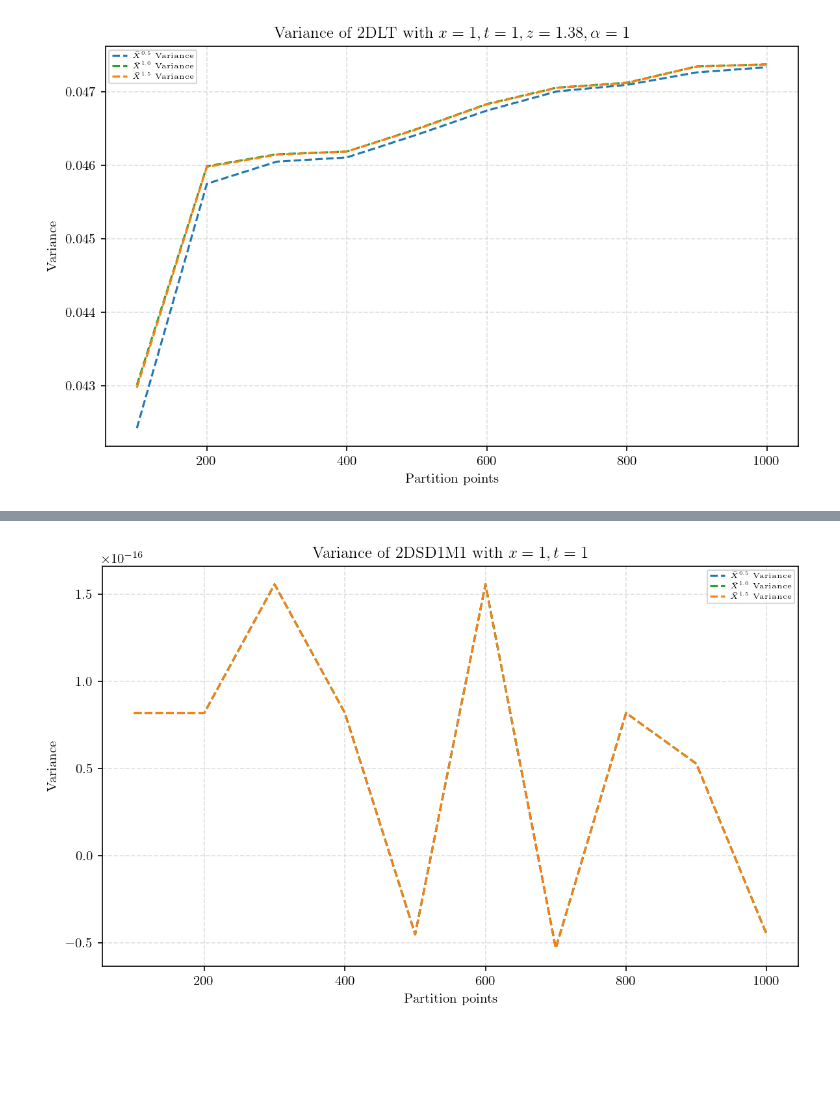
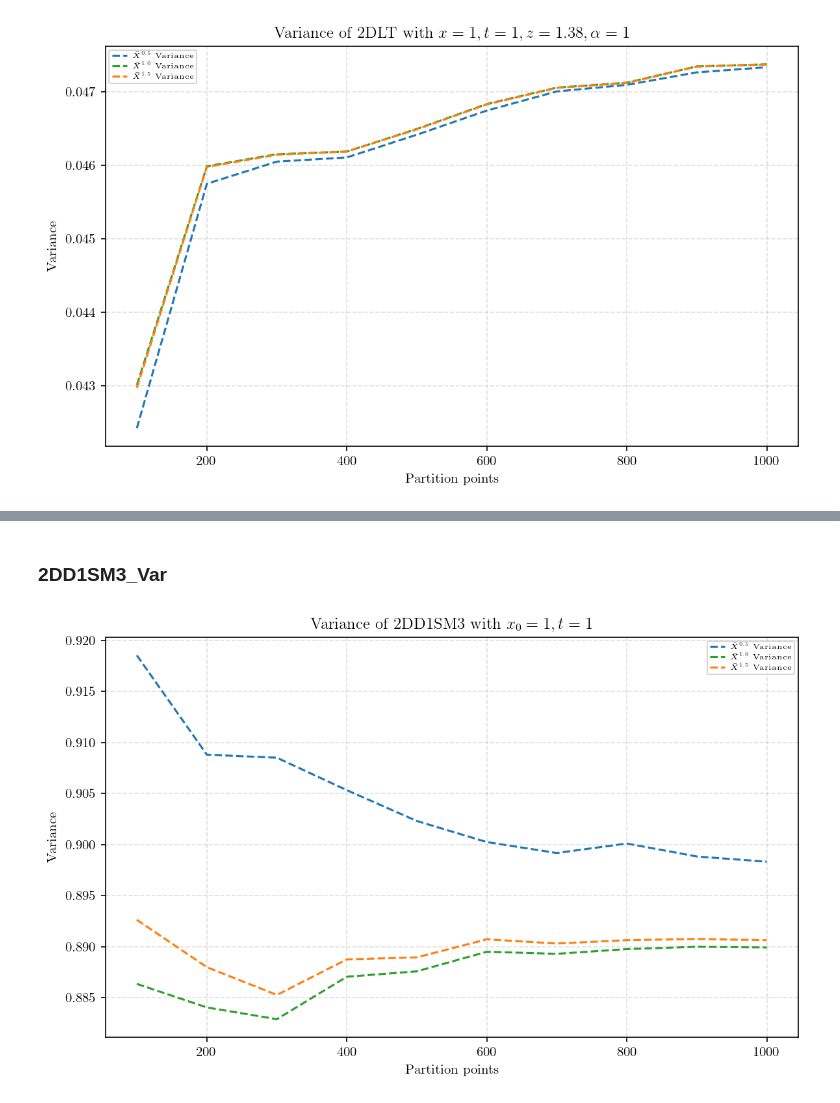
Before and after one commit to Andriyichenko/simulation, a Jupyter notebook: 2D/2D_plot.ipynb, the cells around one changed output, grey strips where cells are left out. Drawn from its saved outputs; the diff is of its cells as text; code cells hidden in the pictures; blank space fills up the shorter version.

```diff
--- a/2D/2D_plot.ipynb
+++ b/2D/2D_plot.ipynb
@@ -255,26 +575,28 @@ plt.tight_layout()  # 自動的にレイアウトを調整する
+# %% [markdown]
+### 2DD1SM3_Var
 # %%
-#2DSD1M1 variance plot
+#2DD1SM3 variance plot
 import pandas as pd
 import matplotlib.pyplot as plt
 import numpy as np
 from pathlib import Path
 plt.rcParams['font.family'] = 'Hiragino Sans'  # 図のフォント設定
-df = pd.read_csv("../data_source/2DD1SM1_100_1000_data.csv")
+df = pd.read_csv("../data_source/2DD1SM3_100_1000_data.csv")
 
 #分散
 variance_A = df['E']
 variance_Am = df['Em']
 variance_A15 = df['E_1.5']
 
 plt.figure(figsize=(8, 5), dpi=150)  # dpi とは Dots Per Inch を意味する
 plt.plot(df["points"], variance_A, linestyle="--", color="#1f77b4", label=r"$\bar{X}^{0.5}$ Variance")
 plt.plot(df["points"], variance_Am, linestyle="--", color="#2ca02c", label=r"$\bar{X}^{1.0}$ Variance")
 plt.plot(df["points"], variance_A15, linestyle="--", color="#ff7f0e", label=r"$\bar{X}^{1.5}$ Variance")
-plt.title(r'Variance of 2DSD1M1 with $x=1,t=1$')
+plt.title(r'Variance of 2DD1SM3 with $x_0 =1,t=1$')
 plt.xlabel("Partition points")
 plt.ylabel("Variance")
 plt.grid(True, linestyle="--", alpha=0.4)
 plt.legend(fontsize=5.5, loc='best')
 plt.tight_layout()  # 自動的にレイアウトを調整する
 # %% [output]
-[figure, old version]
+[figure, new version]
```
Also changed, not shown: parts of 5 cells of this notebook, 6 other files.
